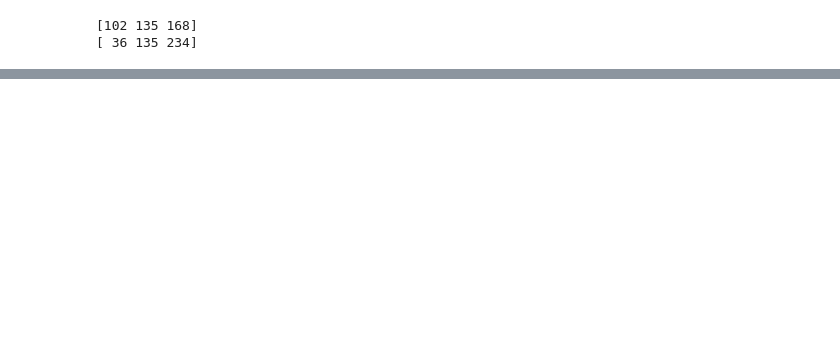
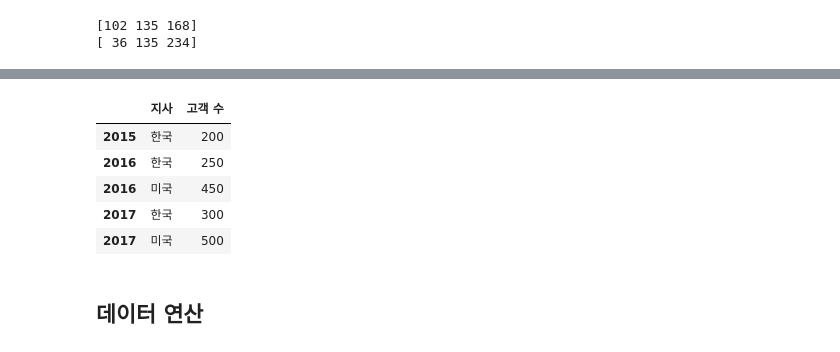
Before and after one commit to InryeolChoi/model_analysis, a Jupyter notebook: onboarding/240328.ipynb, the cells around one changed output, grey strips where cells are left out. Cells and saved outputs as stored; diff of their text form; code cells hidden in the pictures; blank space fills up the shorter version.

```diff
--- a/onboarding/240328.ipynb
+++ b/onboarding/240328.ipynb
@@ -205,0 +610,17 @@ print(arr6.sum(axis=1))
+# %%
+dict = {'연도' : [2015, 2016, 2016, 2017, 2017],
+       '지사' : ['한국', '한국', '미국', '한국', '미국'],
+       '고객 수' : [200, 250, 450, 300, 500]}
+dict2 = {'지사' : ['한국', '한국', '미국', '한국', '미국'],
+         '고객 수' : [200, 250, 450, 300, 500]}
+
+pd.DataFrame(data = dict2, index = dict['연도'])
+# %% [output]
+|  | 지사 | 고객 수 |
+| 2015 | 한국 | 200 |
+| 2016 | 한국 | 250 |
+| 2016 | 미국 | 450 |
+| 2017 | 한국 | 300 |
+| 2017 | 미국 | 500 |
+# %% [markdown]
+## 데이터 연산
```
Also changed, not shown: parts of 70 cells of this notebook, 2 other files.
